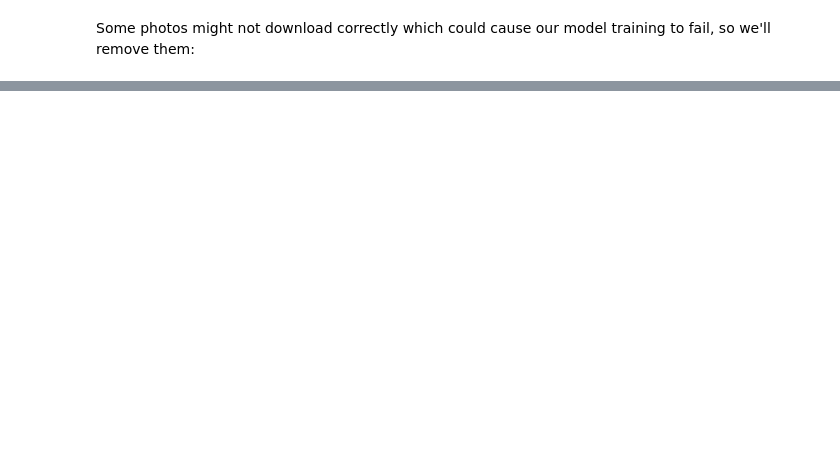
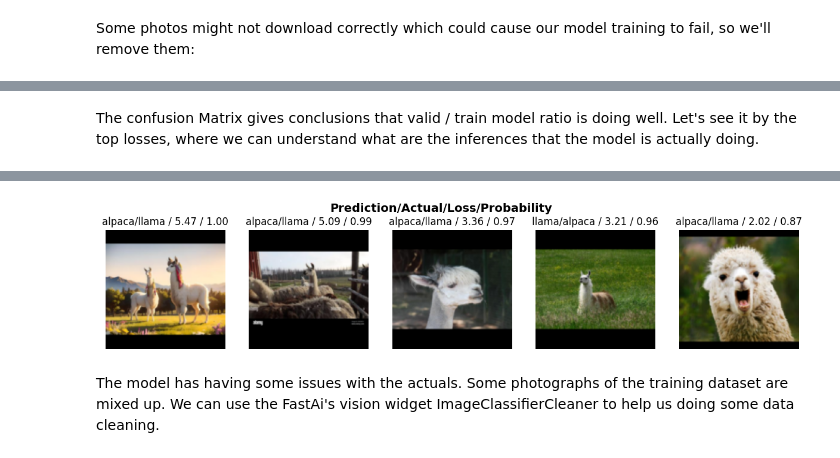
Before and after one commit to bernardodemelo/llama-or-alpaca, a Jupyter notebook: llama-or-alpaca.ipynb, the cells around one changed output, grey strips where cells are left out. Saved outputs shown, nothing was run; the diff lists cells and outputs as text; code cells hidden in the pictures; blank space fills up the shorter version.

```diff
--- a/llama-or-alpaca.ipynb
+++ b/llama-or-alpaca.ipynb
@@ -86,0 +122,5 @@ print(f"Probability it's a llama: {probs[0]:.4f}")
+# %% [markdown]
+The confusion Matrix gives conclusions that valid / train model ratio is doing well. Let's see it by the top losses, where we can understand what are the inferences that the model is actually doing.
+# %%
+interp.plot_top_losses(5, nrows=1)
+# %% [output]
@@ -86,0 +128,3 @@ print(f"Probability it's a llama: {probs[0]:.4f}")
+[figure, added]
+# %% [markdown]
+The model has having some issues with the actuals. Some photographs of the training dataset are mixed up. We can use the FastAi's vision widget ImageClassifierCleaner to help us doing some data cleaning.
```
Also changed, not shown: parts of 32 cells of this notebook.
